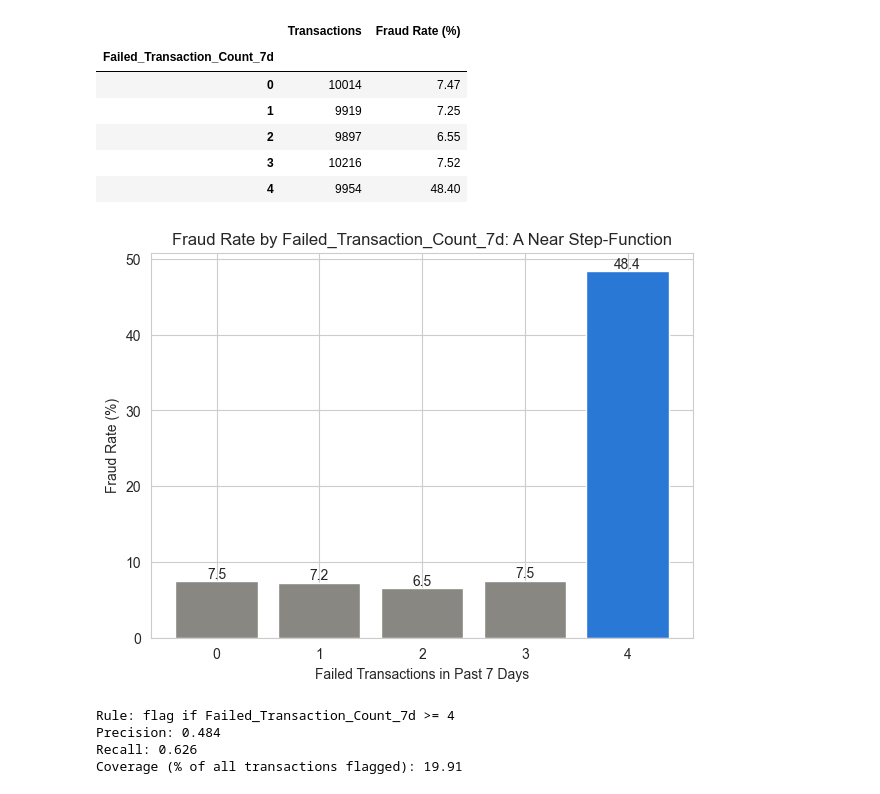
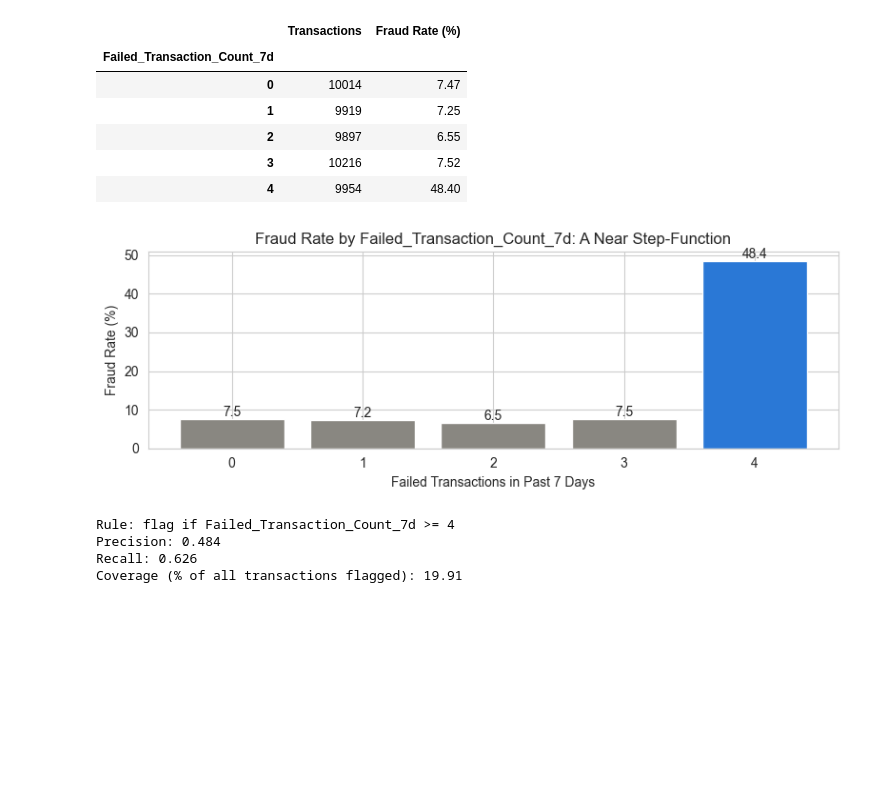
Before and after one commit to HzyBetty/fraud-detection-case-study, a Jupyter notebook: fraud_analysis.ipynb, the cells around one changed output. Cells and saved outputs as stored; diff of their text form; code cells hidden in the pictures; blank space fills up the shorter version.

```diff
--- a/fraud_analysis.ipynb
+++ b/fraud_analysis.ipynb
@@ -563,16 +563,17 @@ failed_txn_fraud_rate
 | 3 | 10216 | 7.52 |
 | 4 | 9954 | 48.40 |
 # %%
-plt.figure(figsize=(7, 5))
+plt.figure(figsize=(8, 3))
 bar_colors = ["#2a78d6" if count >= 4 else "#898781" for count in failed_txn_fraud_rate.index]
 bars = plt.bar(failed_txn_fraud_rate.index.astype(str), failed_txn_fraud_rate["Fraud Rate (%)"], color=bar_colors)
 plt.bar_label(bars, fmt="%.1f")
 plt.xlabel("Failed Transactions in Past 7 Days")
 plt.ylabel("Fraud Rate (%)")
 plt.title("Fraud Rate by Failed_Transaction_Count_7d: A Near Step-Function")
+plt.tight_layout()
 plt.show()
 # %% [output]
-[figure, old version]
+[figure, new version]
 # %%
 rule_failed_txn = (df["Failed_Transaction_Count_7d"] >= 4).astype(int)
 
```
Also changed, not shown: parts of 7 cells of this notebook.
